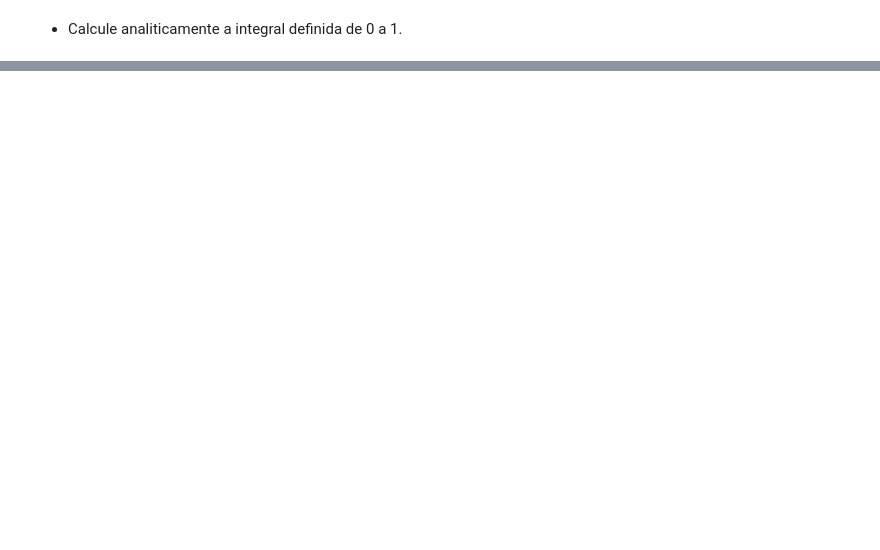
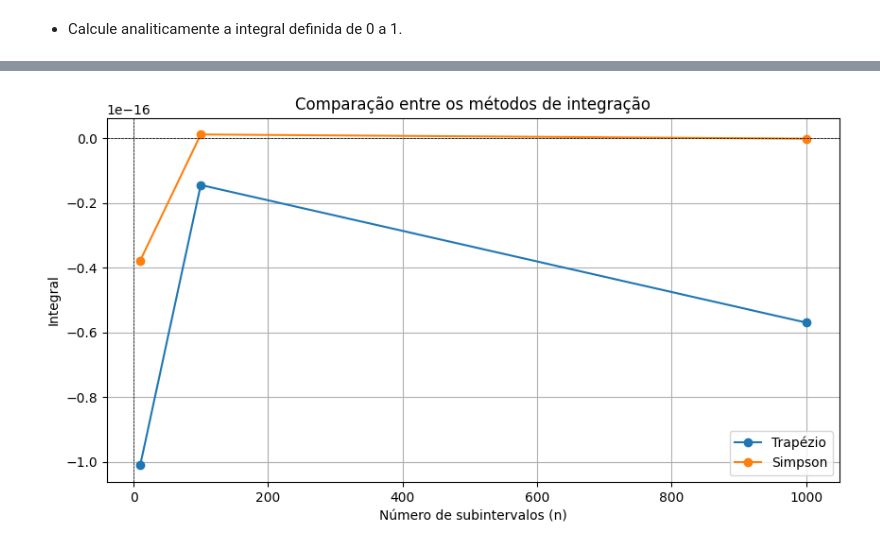
Before and after one commit to aragaoiberis/atv7, a Jupyter notebook: atv7.ipynb, the cells around one changed output, grey strips where cells are left out. Cells and saved outputs as stored; diff of their text form; code cells hidden in the pictures; blank space fills up the shorter version.

```diff
--- a/atv7.ipynb
+++ b/atv7.ipynb
@@ -81,0 +125,13 @@ O gráfico da função primitiva ajuda a interpretar esse comportamento?
+# %%
+def I_simpson(f, a, b, n):
+    if n % 2 != 0:
+        raise ValueError("O número de subintervalos n deve ser par.")
+    h = (b - a) / n
+    x = np.linspace(a, b, n + 1)
+    termos_impares = 4 * np.sum(f(x[1:-1:2]))  # Termos ímpares (k=1,3,5,...)
+    termos_pares = 2 * np.sum(f(x[2:-1:2]))
+    integral = (h / 3) * (f(x[0]) + termos_impares + termos_pares + f(x[-1]))
+    return integral
+
+print(I_simpson(f, a, b, n))
+print(round(I_simpson(f, a, b, n), 10)  )
@@ -81,0 +158,7 @@ O gráfico da função primitiva ajuda a interpretar esse comportamento?
+# %%
+N = [10, 100, 1000]
+for n in N:
+    print(f"n = {n}")
+    print(f"Trapézio: {I_trapezio(f, a, b, n)}")
+    print(f"Simpson: {I_simpson(f, a, b, n)}")
+    print()
@@ -81,0 +177,14 @@ O gráfico da função primitiva ajuda a interpretar esse comportamento?
+# %%
+plt.figure(figsize=(10, 5))
+plt.plot(N, [I_trapezio(f, a, b, n) for n in N], label='Trapézio', marker='o')
+plt.plot(N, [I_simpson(f, a, b, n) for n in N], label='Simpson', marker='o')
+plt.xlabel('Número de subintervalos (n)')
+plt.ylabel('Integral')
+plt.title('Comparação entre os métodos de integração')
+plt.axhline(0, color='black', lw=0.5, ls='--')
+plt.axvline(0, color='black', lw=0.5, ls='--')
+plt.grid()
+plt.legend()
+plt.show()
+# %% [output]
+[figure, added]
```
Also changed, not shown: parts of 25 cells of this notebook.
